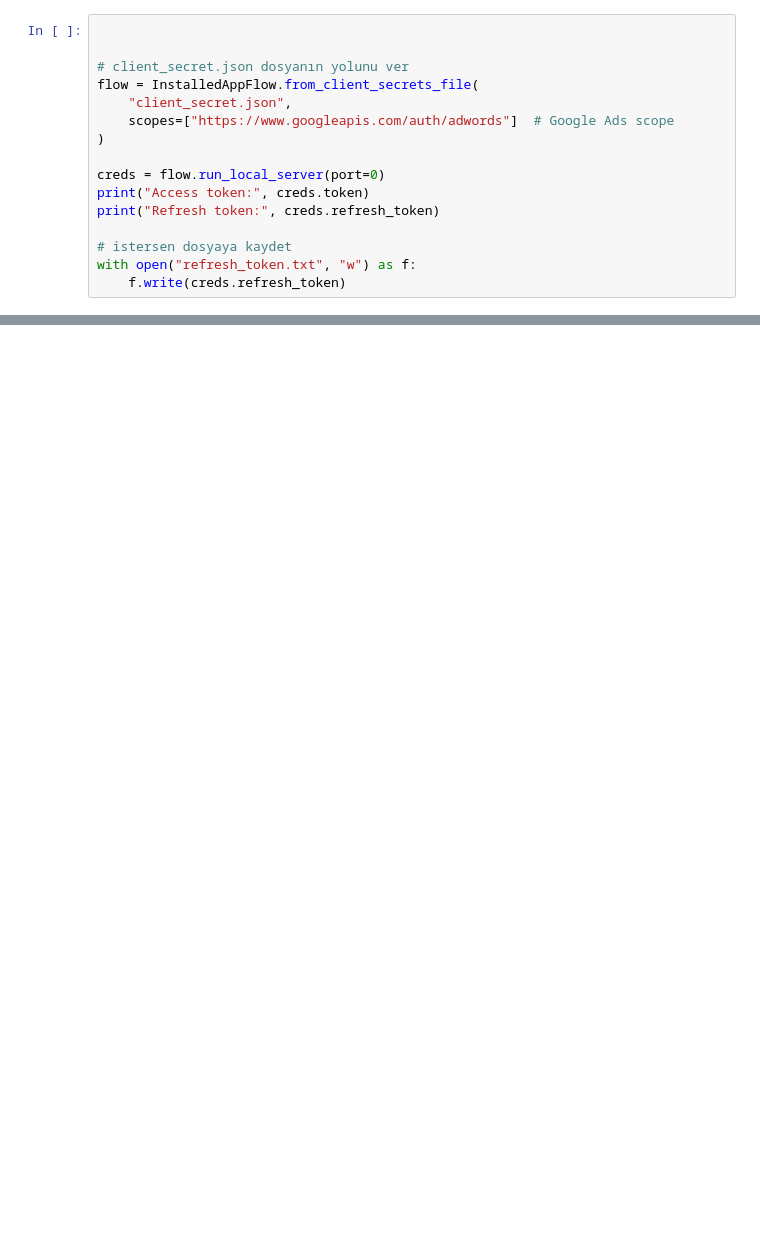
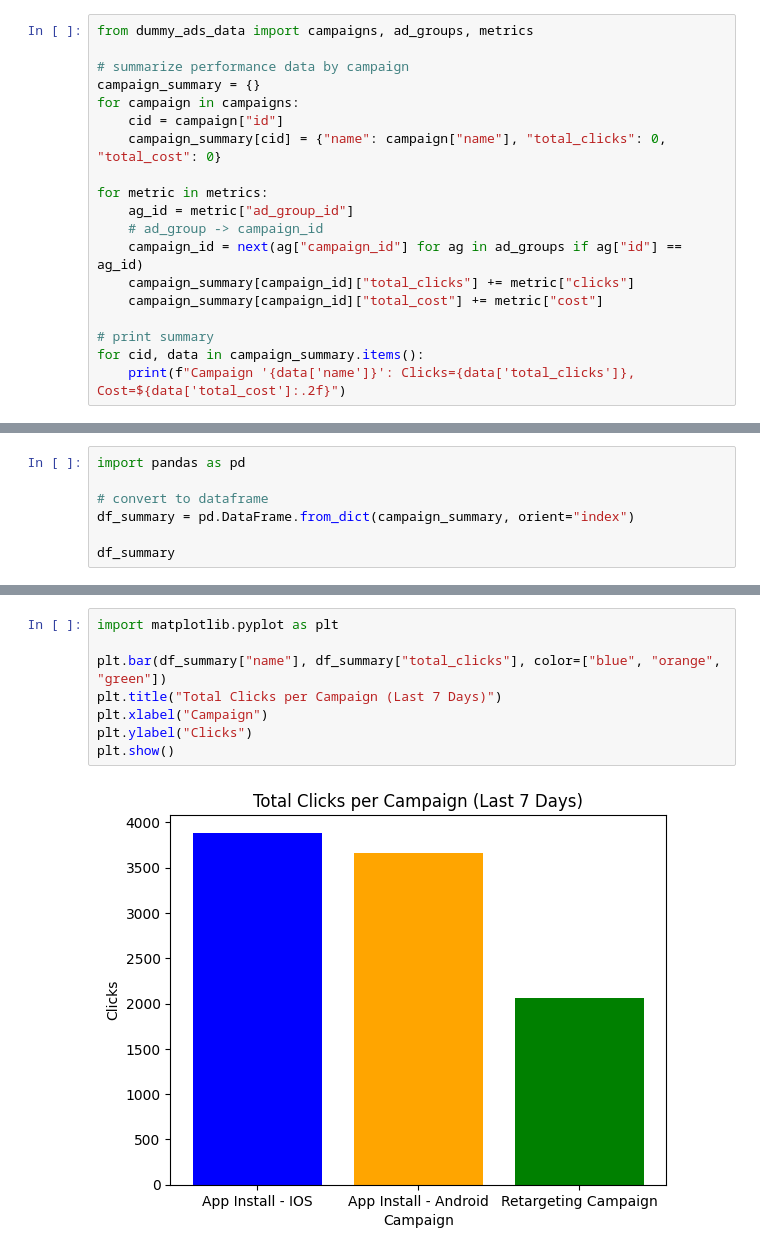
Before and after one commit to ecetuanahezer/Marketing-Campaign, a Jupyter notebook: analyze_dummy_data.ipynb, the cells around one changed output, grey strips where cells are left out. Saved outputs shown, nothing was run; the diff lists cells and outputs as text; blank space fills up the shorter version.

Commit message:
plot clicks and costs

```diff
--- a/analyze_dummy_data.ipynb
+++ b/analyze_dummy_data.ipynb
@@ -1,17 +1,20 @@
 # %%
+from dummy_ads_data import campaigns, ad_groups, metrics
 
+# summarize performance data by campaign
+campaign_summary = {}
+for campaign in campaigns:
+    cid = campaign["id"]
+    campaign_summary[cid] = {"name": campaign["name"], "total_clicks": 0, "total_cost": 0}
 
-# client_secret.json dosyanın yolunu ver
-flow = InstalledAppFlow.from_client_secrets_file(
-    "client_secret.json",
-    scopes=["https://www.googleapis.com/auth/adwords"]  # Google Ads scope
-)
+for metric in metrics:
+    ag_id = metric["ad_group_id"]
+    # ad_group -> campaign_id
+    campaign_id = next(ag["campaign_id"] for ag in ad_groups if ag["id"] == ag_id)
+    campaign_summary[campaign_id]["total_clicks"] += metric["clicks"]
+    campaign_summary[campaign_id]["total_cost"] += metric["cost"]
 
-creds = flow.run_local_server(port=0)
-print("Access token:", creds.token)
-print("Refresh token:", creds.refresh_token)
-
-# istersen dosyaya kaydet
-with open("refresh_token.txt", "w") as f:
-    f.write(creds.refresh_token)
+# print summary
+for cid, data in campaign_summary.items():
+    print(f"Campaign '{data['name']}': Clicks={data['total_clicks']}, Cost=${data['total_cost']:.2f}")
 # %% [output]
@@ -24,0 +24,7 @@ ModuleNotFoundError: No module named 'google_auth_oauthlib'
+# %%
+import pandas as pd
+
+# convert to dataframe
+df_summary = pd.DataFrame.from_dict(campaign_summary, orient="index")
+
+df_summary
@@ -24,0 +36,10 @@ ModuleNotFoundError: No module named 'google_auth_oauthlib'
+# %%
+import matplotlib.pyplot as plt
+
+plt.bar(df_summary["name"], df_summary["total_clicks"], color=["blue", "orange", "green"])
+plt.title("Total Clicks per Campaign (Last 7 Days)")
+plt.xlabel("Campaign")
+plt.ylabel("Clicks")
+plt.show()
+# %% [output]
+[figure, added]
```
Also changed, not shown: parts of 8 cells of this notebook.
